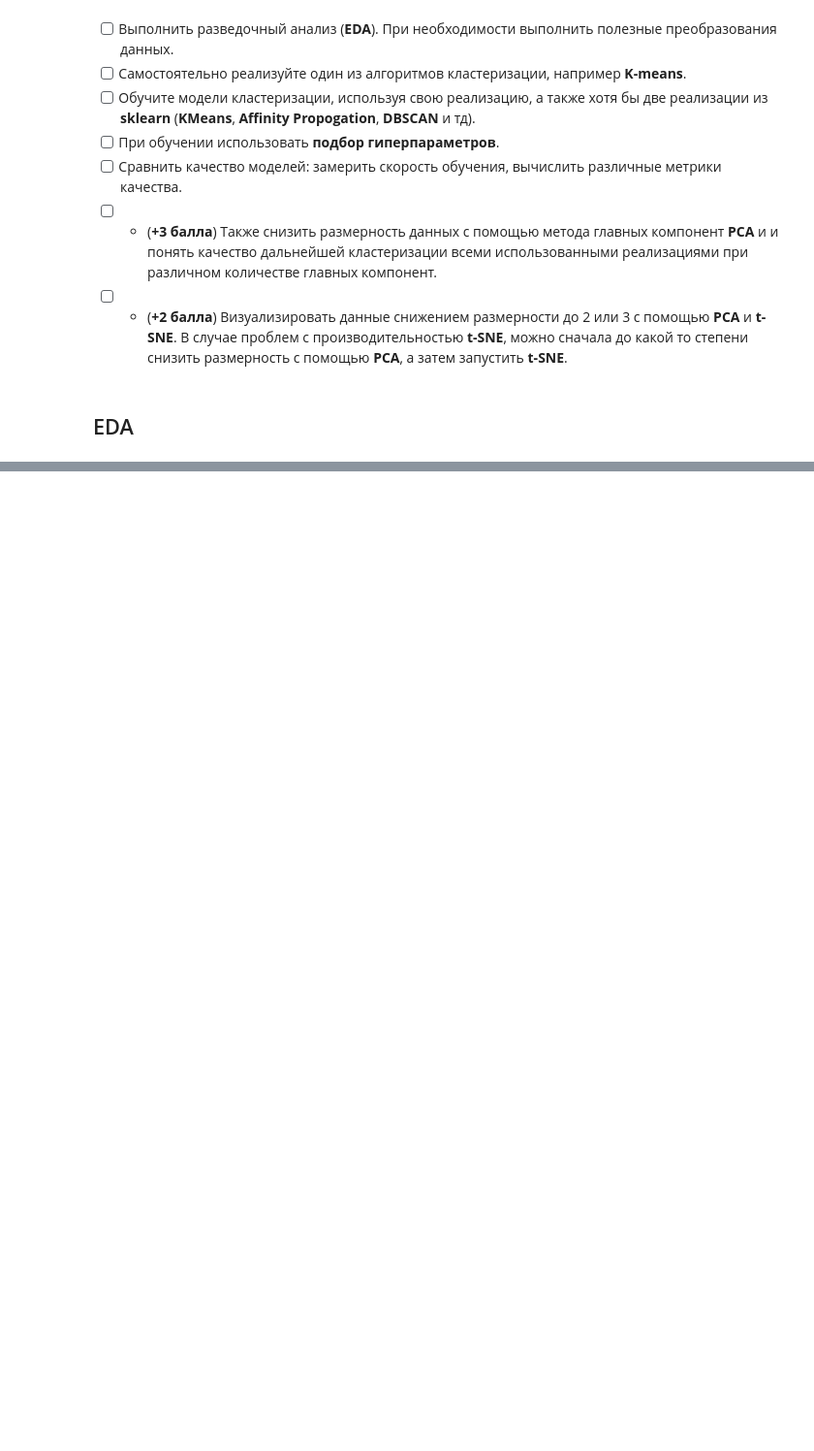
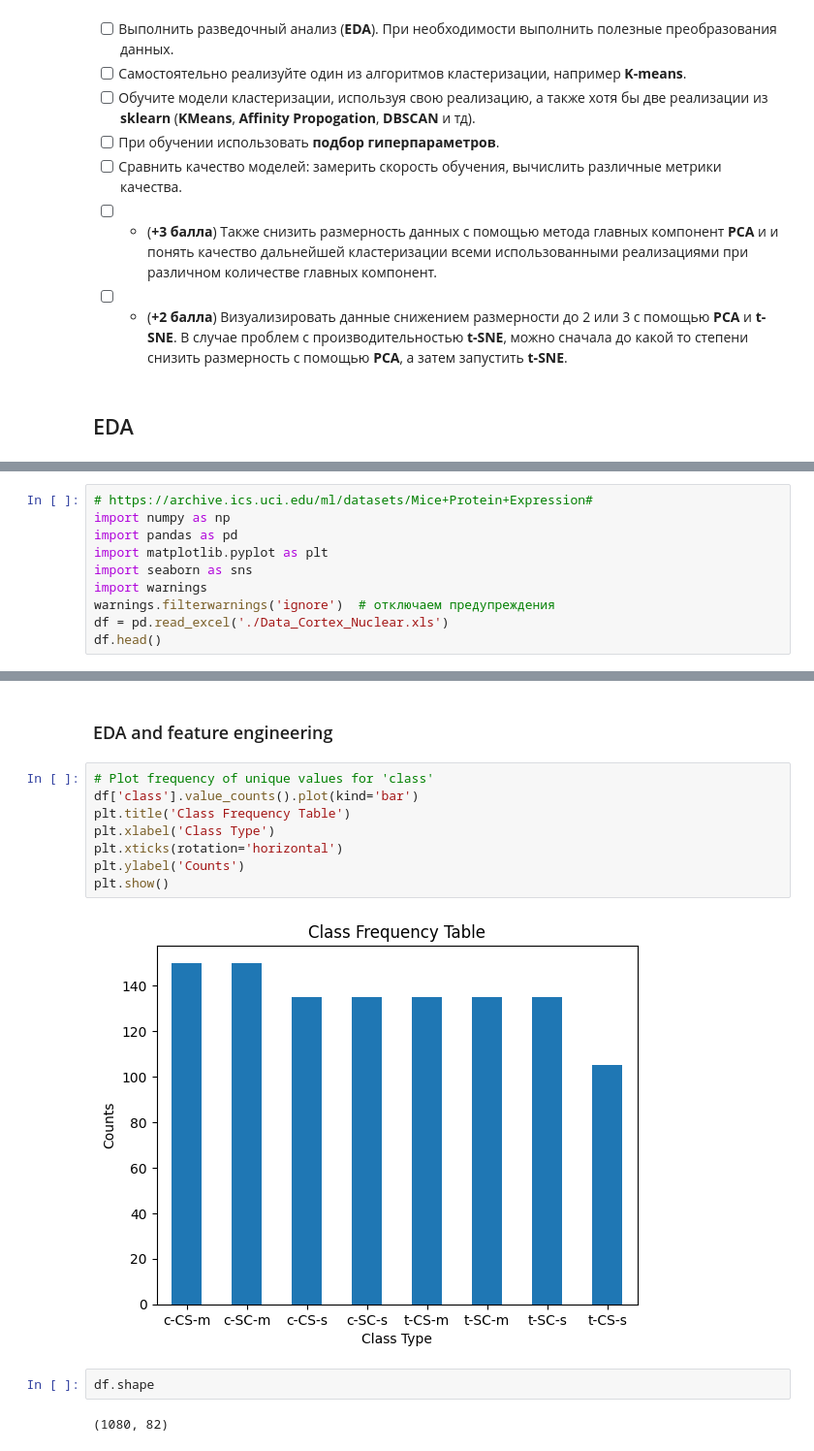
Before and after one commit to katevi/Introduction-to-ML, a Jupyter notebook: lab5/unsupervised_learning.ipynb, the cells around one changed output, grey strips where cells are left out. Shown: that part at 97% size. Cells and saved outputs as stored; diff of their text form; blank space fills up the shorter version.

Commit message:
Add dataset about proteine, add data from practices

```diff
--- a/lab5/unsupervised_learning.ipynb
+++ b/lab5/unsupervised_learning.ipynb
@@ -18,0 +21,10 @@
+# %%
+# https://archive.ics.uci.edu/ml/datasets/Mice+Protein+Expression#
+import numpy as np
+import pandas as pd
+import matplotlib.pyplot as plt
+import seaborn as sns
+import warnings
+warnings.filterwarnings('ignore')  # отключаем предупреждения
+df = pd.read_excel('./Data_Cortex_Nuclear.xls')
+df.head()
@@ -18,0 +100,16 @@
+# %% [markdown]
+### EDA and feature engineering
+# %%
+# Plot frequency of unique values for 'class'
+df['class'].value_counts().plot(kind='bar')
+plt.title('Class Frequency Table')
+plt.xlabel('Class Type')
+plt.xticks(rotation='horizontal')
+plt.ylabel('Counts')
+plt.show()
+# %% [output]
+[figure, added]
+# %%
+df.shape
+# %% [output]
+(1080, 82)
```
Also changed, not shown: parts of 50 cells of this notebook, 1 other file.
